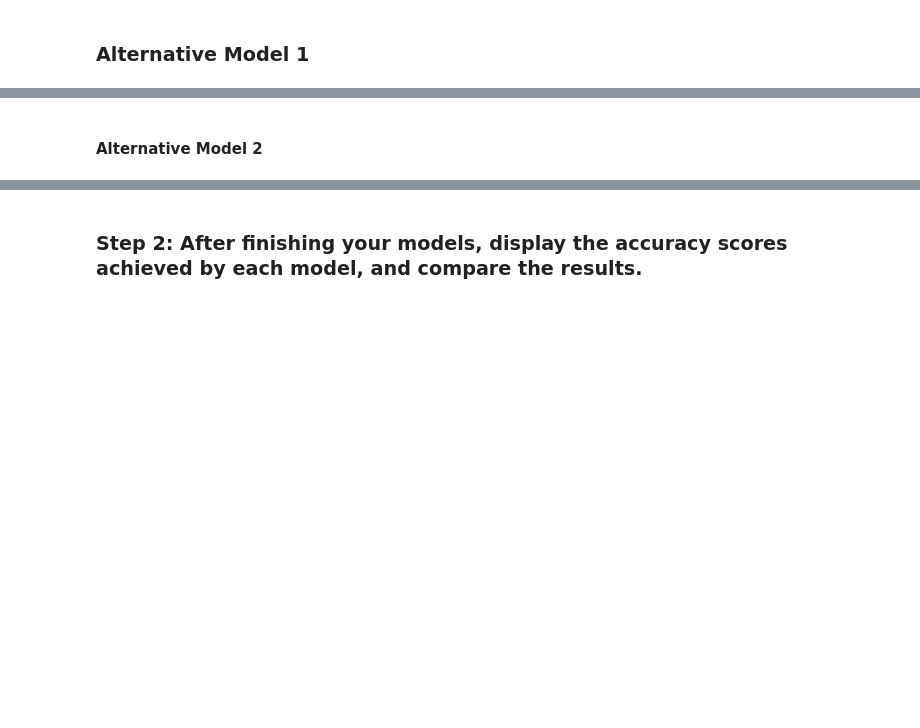
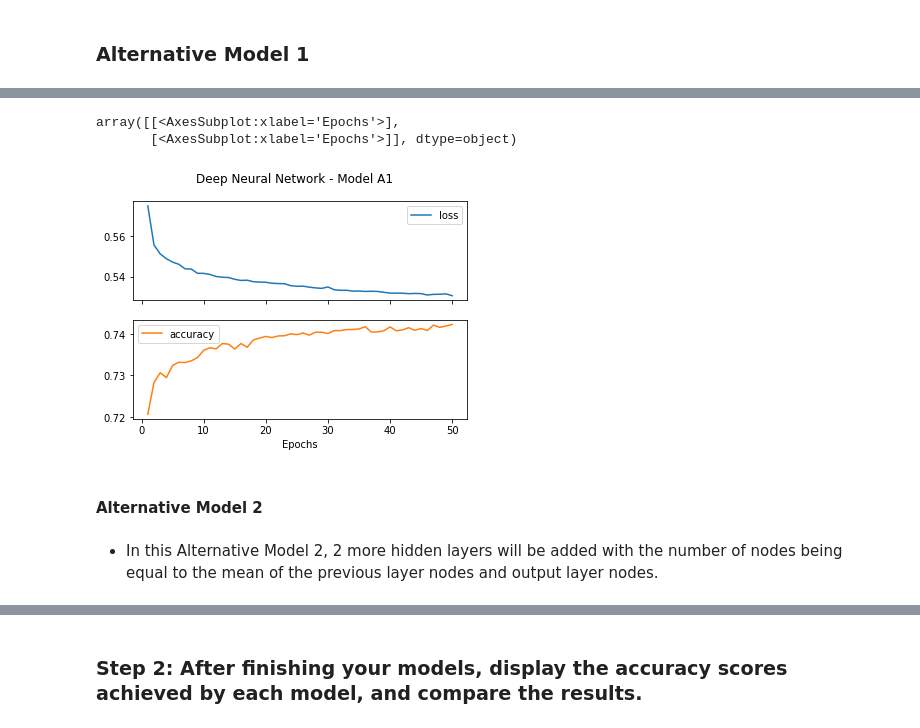
Before and after one commit to johngru/deep_learning_vc_risk_model, a Jupyter notebook: venture_funding_with_deep_learning.ipynb, the cells around one changed output, grey strips where cells are left out. Drawn from its saved outputs; the diff is of its cells as text; code cells hidden in the pictures; blank space fills up the shorter version.

```diff
--- a/venture_funding_with_deep_learning.ipynb
+++ b/venture_funding_with_deep_learning.ipynb
@@ -361,3 +448,3 @@ hidden_nodes_layer1_A1
 # %%
 # Create the Sequential model instance
-nn_A1 = # YOUR CODE HERE
+nn_A1 = Sequential()
@@ -374,0 +451,19 @@ nn_A1 = # YOUR CODE HERE
+# %%
+# First hidden layer
+nn_A1.add(Dense(units=hidden_nodes_layer1_A1,
+             activation = 'relu',
+             input_dim=number_input_features)
+      )
+
+# Second hidden layer
+nn_A1.add(Dense(units=hidden_nodes_layer2_A1,
+             activation = 'relu')
+      )
+
+# Output layer
+nn_A1.add(Dense(units=number_output_neurons_A1,
+             activation='sigmoid')
+      )
+
+# Check the structure of the model
+nn_A1.summary()
@@ -375,6 +486,10 @@ nn_A1 = # YOUR CODE HERE
 # %%
 # Compile the Sequential model
-nn_A1.# YOUR CODE HERE
+nn_A1.compile(loss='binary_crossentropy',
+           optimizer='adam',
+           metrics=['accuracy'])
 # %%
 # Fit the model using 50 epochs and the training data
-fit_model_A1 = # YOUR CODE HERE
+fit_model_A1 = nn_A1.fit(X_train_scaled,
+                         y_train,
+                         epochs=50)
@@ -381,5 +514,20 @@ fit_model_A1 = # YOUR CODE HERE
+# %%
+# Create a DataFrame with the history dictionary
+df = pd.DataFrame(fit_model_A1.history, index=range(1, len(fit_model_A1.history["loss"]) + 1))
+
+df.plot(title='Deep Neural Network - Model A1',
+        y=['loss','accuracy'],
+        xlabel='Epochs',
+        layout=(2,1),
+        subplots=True)
+# %% [output]
+array([[<AxesSubplot:xlabel='Epochs'>],
+       [<AxesSubplot:xlabel='Epochs'>]], dtype=object)
+[figure, added]
 # %% [markdown]
 #### Alternative Model 2
+# %% [markdown]
+* In this Alternative Model 2, 2 more hidden layers will be added with the number of nodes being equal to the mean of the previous layer nodes and output layer nodes.
 # %%
 # Define the the number of inputs (features) to the model
 number_input_features = len(X_train.iloc[0])
```
Also changed, not shown: parts of 42 cells of this notebook, 4 other files.
